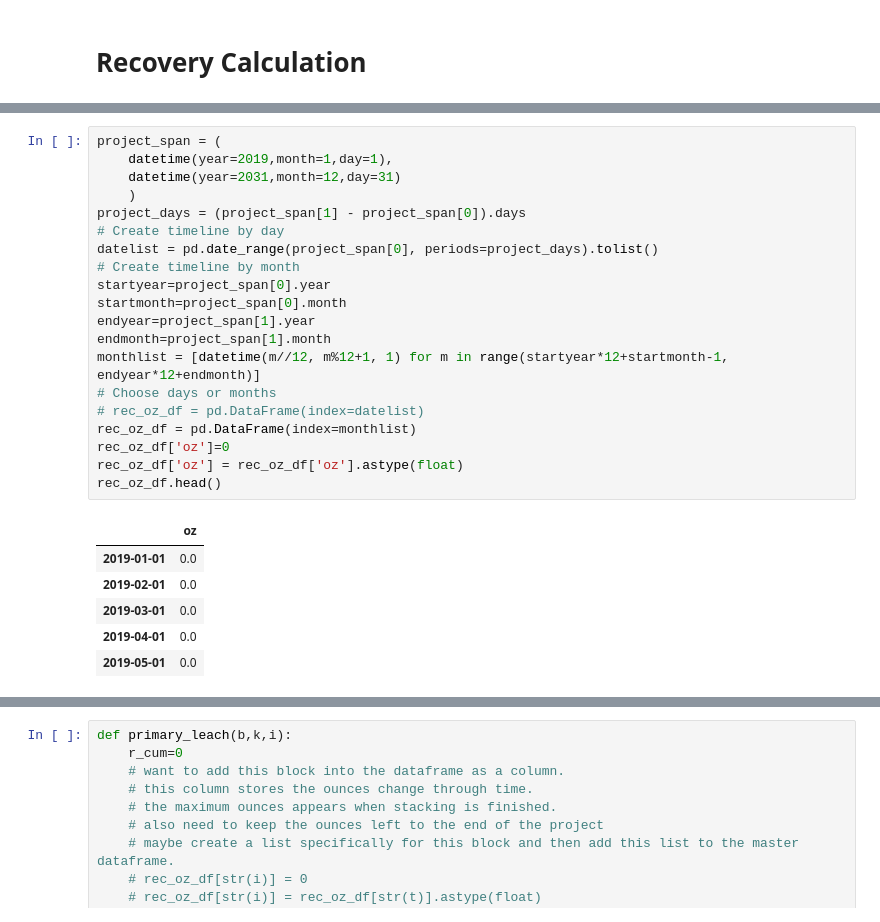
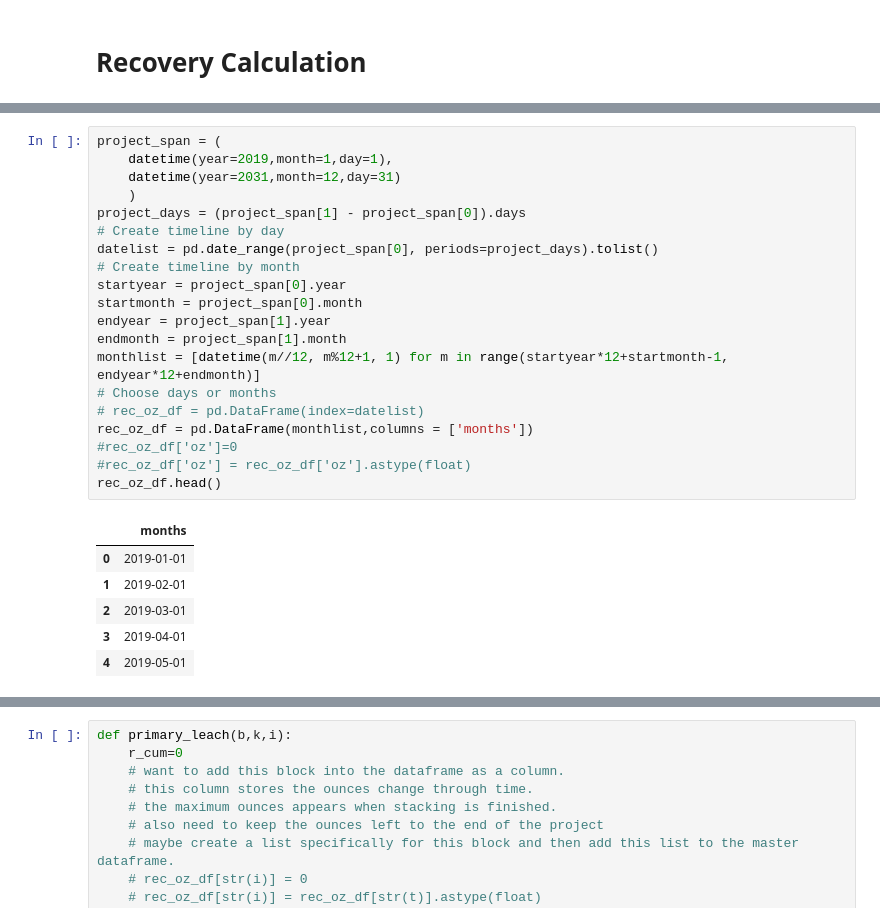
Before and after one commit to ChiefMetDing/FK_HL_Model_Remake, a Jupyter notebook: Scripts/py/recovery_calc.ipynb, the cells around one changed output, grey strips where cells are left out. Drawn from its saved outputs; the diff is of its cells as text.

```diff
--- a/Scripts/py/recovery_calc.ipynb
+++ b/Scripts/py/recovery_calc.ipynb
@@ -46,27 +36,27 @@ monthlist = [x for x in range(project_months)]
 # %%
 project_span = (
     datetime(year=2019,month=1,day=1),
     datetime(year=2031,month=12,day=31)
     )
 project_days = (project_span[1] - project_span[0]).days
 # Create timeline by day
 datelist = pd.date_range(project_span[0], periods=project_days).tolist()
 # Create timeline by month
-startyear=project_span[0].year
-startmonth=project_span[0].month
-endyear=project_span[1].year
-endmonth=project_span[1].month
+startyear = project_span[0].year
+startmonth = project_span[0].month
+endyear = project_span[1].year
+endmonth = project_span[1].month
 monthlist = [datetime(m//12, m%12+1, 1) for m in range(startyear*12+startmonth-1, endyear*12+endmonth)]
 # Choose days or months
 # rec_oz_df = pd.DataFrame(index=datelist)
-rec_oz_df = pd.DataFrame(index=monthlist)
-rec_oz_df['oz']=0
-rec_oz_df['oz'] = rec_oz_df['oz'].astype(float)
+rec_oz_df = pd.DataFrame(monthlist,columns = ['months'])
+#rec_oz_df['oz']=0
+#rec_oz_df['oz'] = rec_oz_df['oz'].astype(float)
 rec_oz_df.head()
 # %% [output]
-|  | oz |
-| 2019-01-01 | 0.0 |
-| 2019-02-01 | 0.0 |
-| 2019-03-01 | 0.0 |
-| 2019-04-01 | 0.0 |
-| 2019-05-01 | 0.0 |
+|  | months |
+| 0 | 2019-01-01 |
+| 1 | 2019-02-01 |
+| 2 | 2019-03-01 |
+| 3 | 2019-04-01 |
+| 4 | 2019-05-01 |
```
Also changed, not shown: parts of 18 cells of this notebook, 3 other files.
